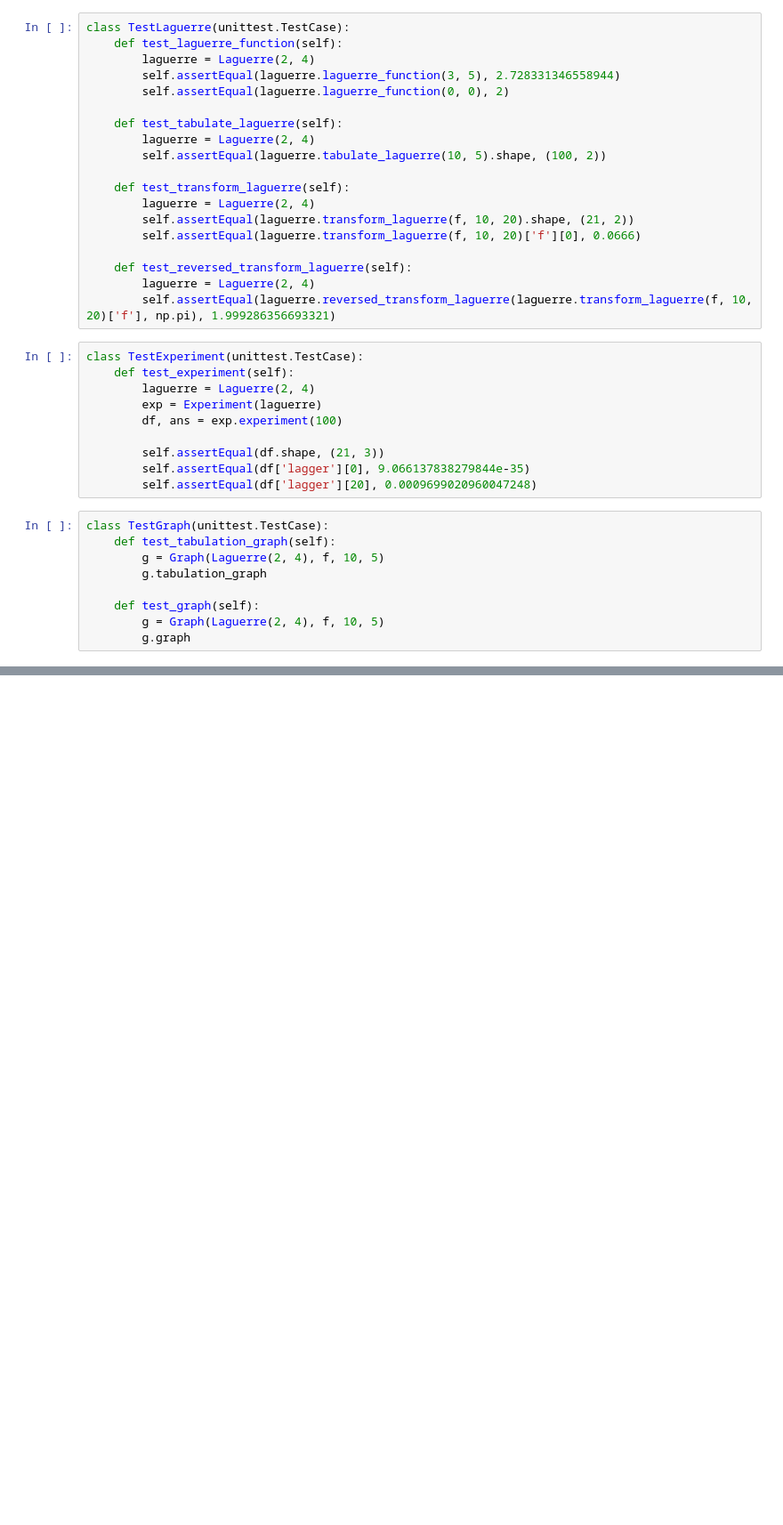
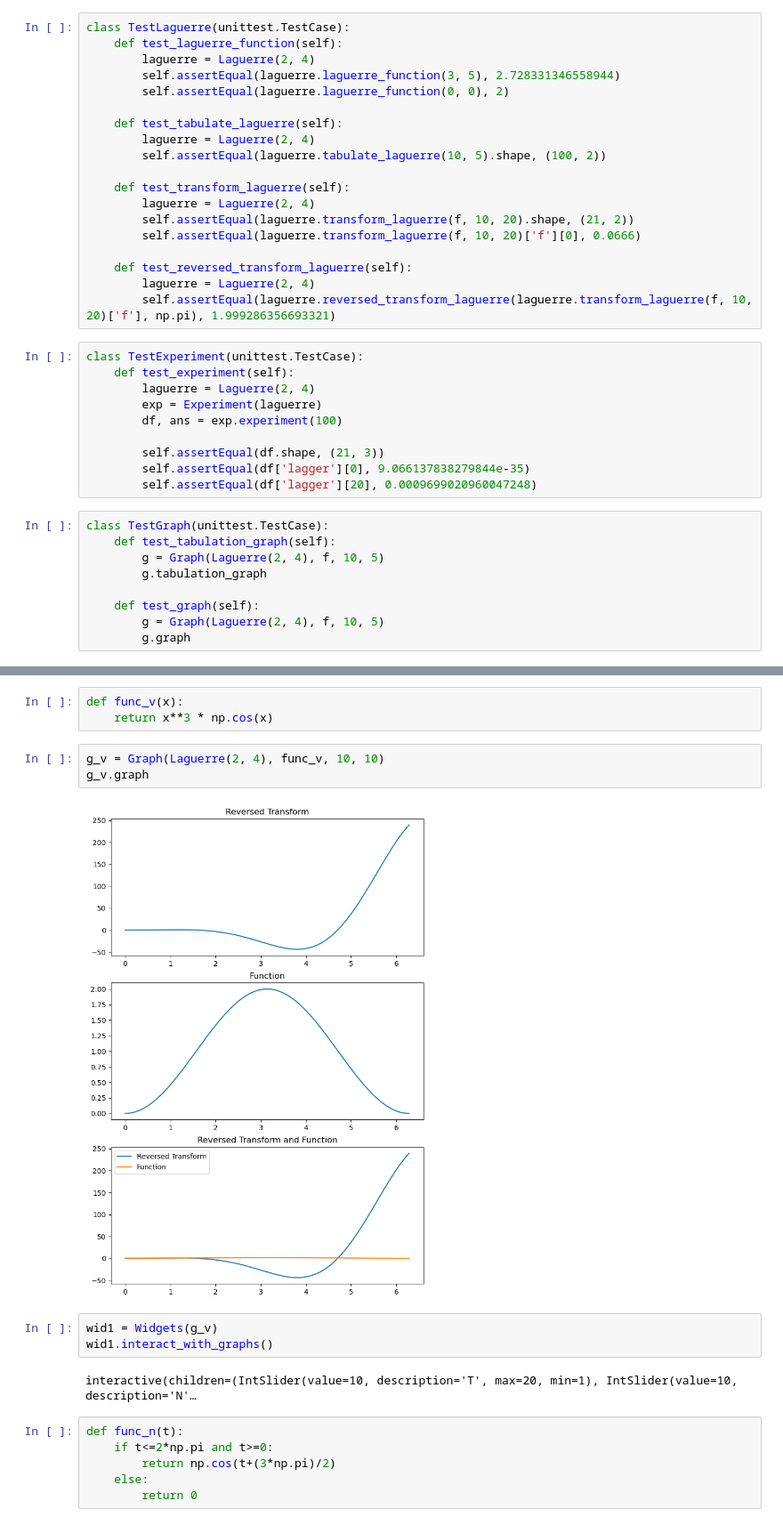
Before and after one commit to dudchakk/university-projects, a Jupyter notebook: 2nd-course/programming-c#/laguerre/Laguerre_team4.ipynb, the cells around one changed output, grey strips where cells are left out. Shown at 89% size. Saved outputs shown, nothing was run; the diff lists cells and outputs as text; blank space fills up the shorter version.

```diff
--- a/2nd-course/programming-c#/laguerre/Laguerre_team4.ipynb
+++ b/2nd-course/programming-c#/laguerre/Laguerre_team4.ipynb
@@ -374 +430,20 @@ FAILED (failures=2)
 <unittest.main.TestProgram at 0x...>
+# %%
+def func_v(x):
+    return x**3 * np.cos(x)
+# %%
+g_v = Graph(Laguerre(2, 4), func_v, 10, 10)
+g_v.graph
+# %% [output]
+[figure, added]
+# %%
+wid1 = Widgets(g_v)
+wid1.interact_with_graphs()
+# %% [output]
+interactive(children=(IntSlider(value=10, description='T', max=20, min=1), IntSlider(value=10, description='N'…
+# %%
+def func_n(t):
+    if t<=2*np.pi and t>=0:
+        return np.cos(t+(3*np.pi)/2)
+    else:
+        return 0
```
Also changed, not shown: parts of 9 cells of this notebook, 1 other file.
